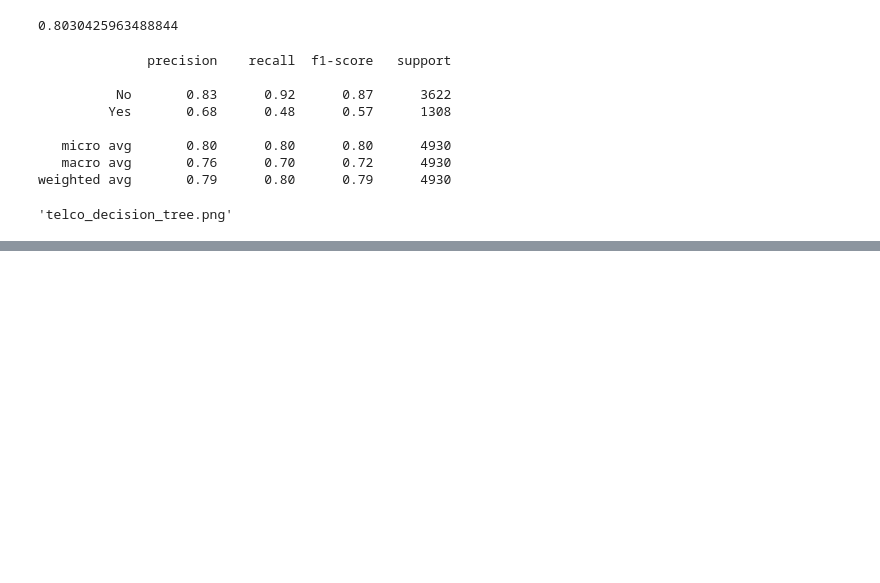
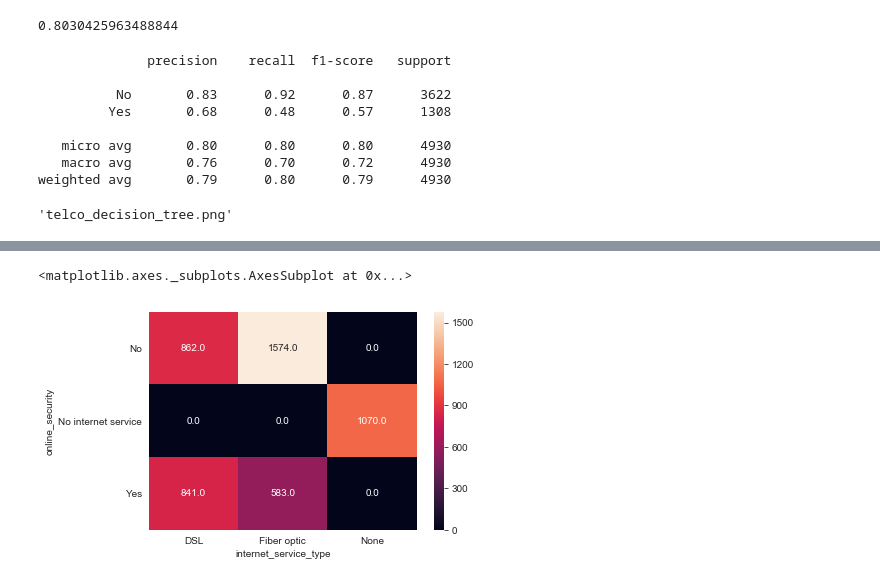
Before and after one commit to classification-telco-project-sanmaco/classification-telco, a Jupyter notebook: MZ_working_notebook.ipynb, the cells around one changed output, grey strips where cells are left out. Drawn from its saved outputs; the diff is of its cells as text; code cells hidden in the pictures; blank space fills up the shorter version.

```diff
--- a/MZ_working_notebook.ipynb
+++ b/MZ_working_notebook.ipynb
@@ -1817,0 +1945,5 @@ train[['contract_type_id', 'contract_type']].sample(10)
+# %%
+sns.heatmap(pd.crosstab(train.online_security, train.internet_service_type), annot=True, fmt='.1f')
+# %% [output]
+<matplotlib.axes._subplots.AxesSubplot at 0x...>
+[figure, added]
```
Also changed, not shown: parts of 29 cells of this notebook.
